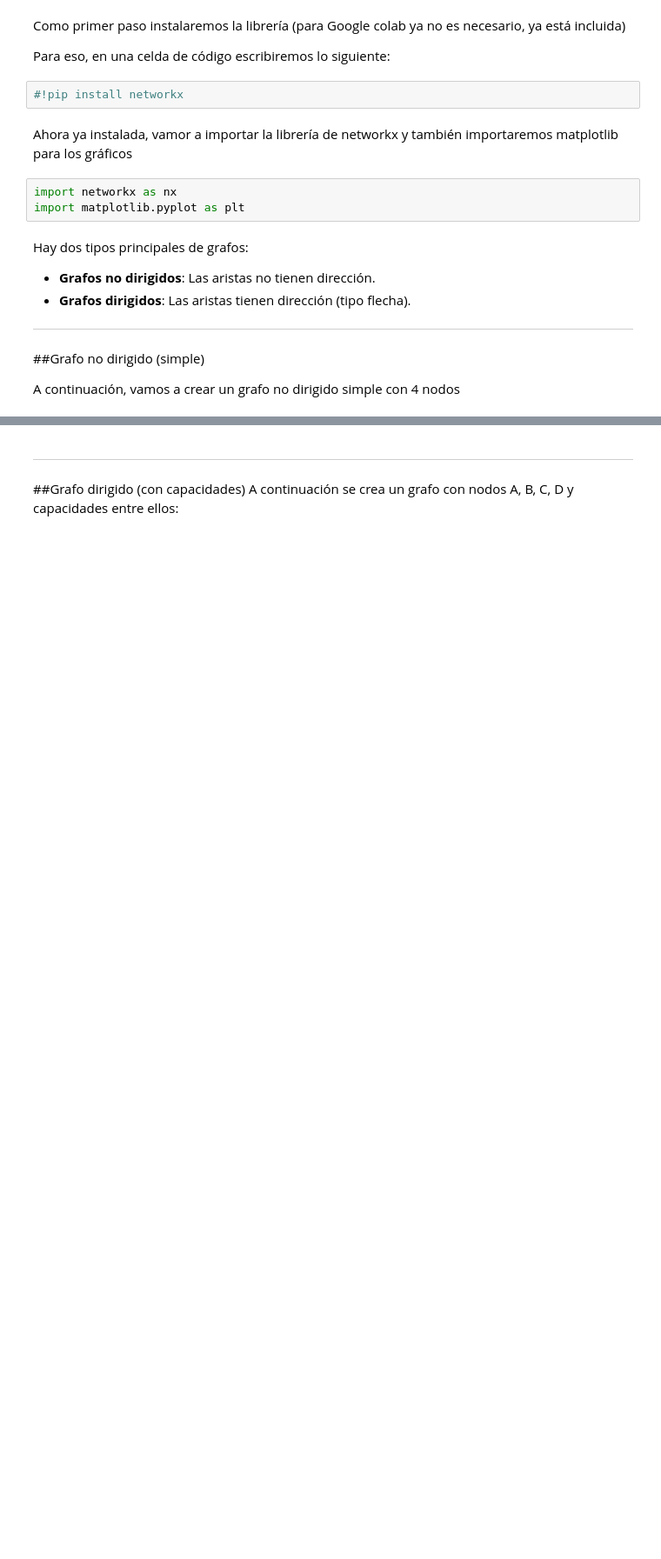
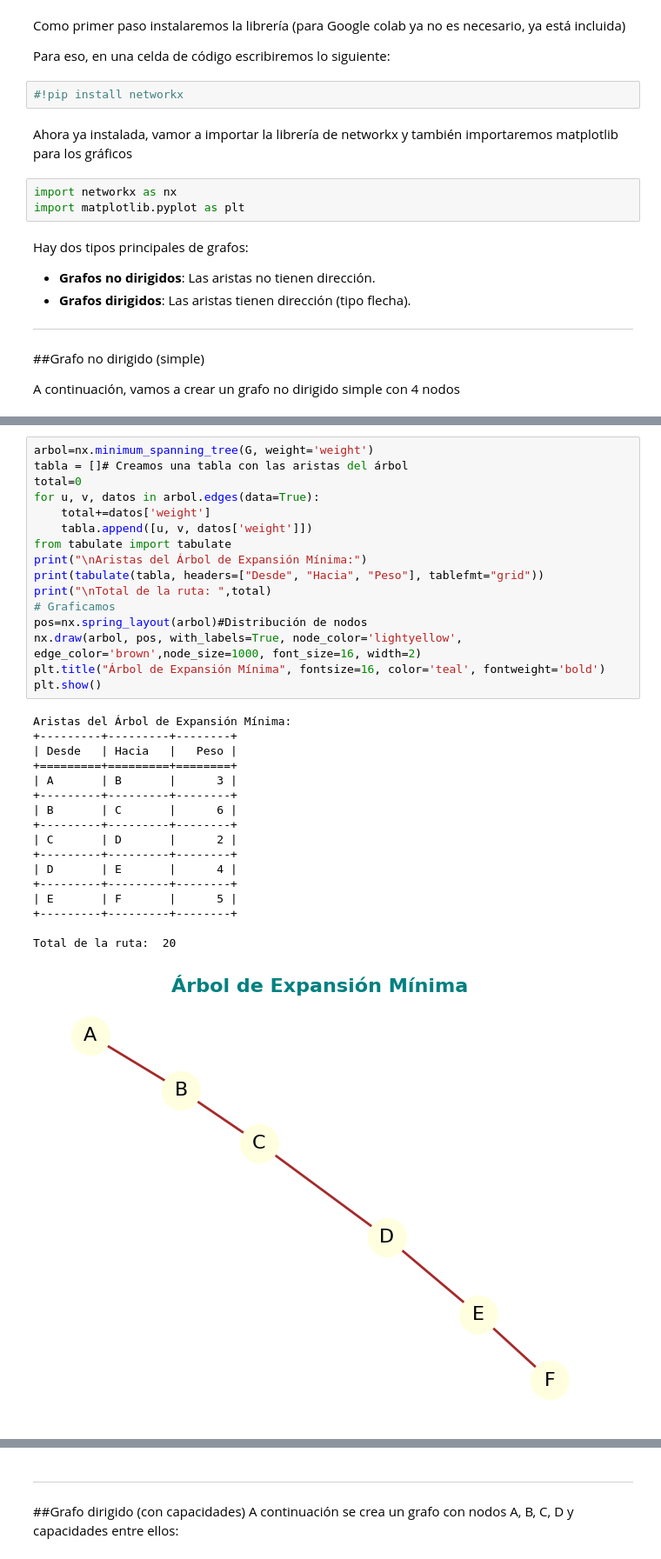
Before and after one commit to BrendaGuadalupeVazquez/INVESTIGACI-N-DE-OPERACIONES, a Jupyter notebook: TutorialNetworkx.ipynb, the cells around one changed output, grey strips where cells are left out. Shown at 87% size. Cells and saved outputs as stored; diff of their text form; blank space fills up the shorter version.

```diff
--- a/TutorialNetworkx.ipynb
+++ b/TutorialNetworkx.ipynb
@@ -56,0 +71,34 @@ plt.show()
+# %%
+arbol=nx.minimum_spanning_tree(G, weight='weight')
+tabla = []# Creamos una tabla con las aristas del árbol
+total=0
+for u, v, datos in arbol.edges(data=True):
+    total+=datos['weight']
+    tabla.append([u, v, datos['weight']])
+from tabulate import tabulate
+print("\nAristas del Árbol de Expansión Mínima:")
+print(tabulate(tabla, headers=["Desde", "Hacia", "Peso"], tablefmt="grid"))
+print("\nTotal de la ruta: ",total)
+# Graficamos
+pos=nx.spring_layout(arbol)#Distribución de nodos
+nx.draw(arbol, pos, with_labels=True, node_color='lightyellow', edge_color='brown',node_size=1000, font_size=16, width=2)
+plt.title("Árbol de Expansión Mínima", fontsize=16, color='teal', fontweight='bold')
+plt.show()
+# %% [output]
+Aristas del Árbol de Expansión Mínima:
++---------+---------+--------+
+| Desde   | Hacia   |   Peso |
++=========+=========+========+
+| A       | B       |      3 |
++---------+---------+--------+
+| B       | C       |      6 |
++---------+---------+--------+
+| C       | D       |      2 |
++---------+---------+--------+
+| D       | E       |      4 |
++---------+---------+--------+
+| E       | F       |      5 |
++---------+---------+--------+
+
+Total de la ruta:  20
+[figure, added]
```
Also changed, not shown: parts of 8 cells of this notebook.
